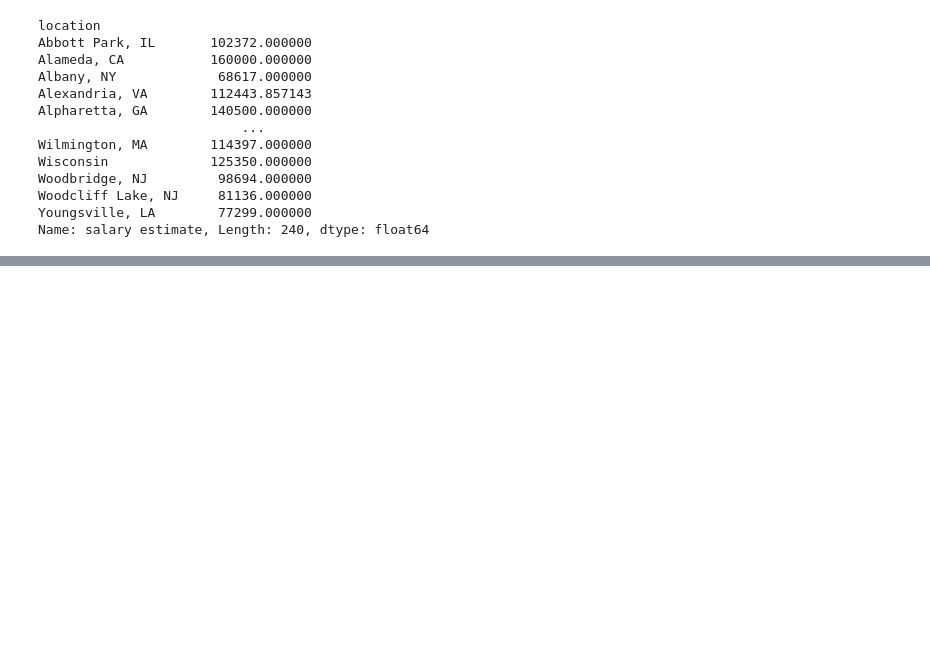
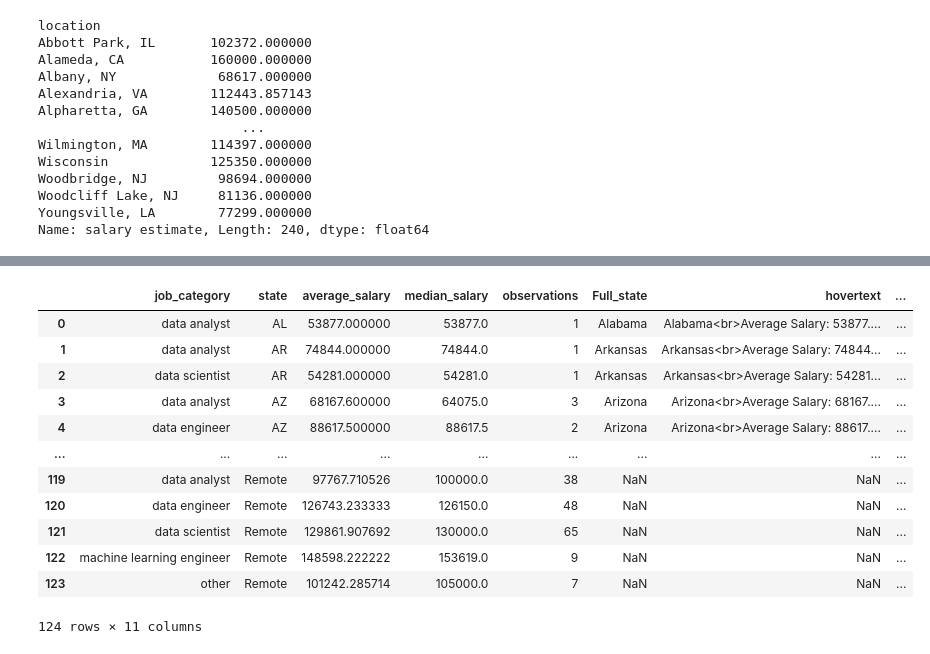
Before and after one commit to a-gantzia/job-postings, a Jupyter notebook: salary_eda.ipynb, the cells around one changed output, grey strips where cells are left out. Drawn from its saved outputs; the diff is of its cells as text; code cells hidden in the pictures; blank space fills up the shorter version.

```diff
--- a/salary_eda.ipynb
+++ b/salary_eda.ipynb
@@ -187,0 +281,16 @@ plt.show()
+# %%
+df
+# %% [output]
+|  | job_category | state | average_salary | median_salary | observations | Full_state | hovertext | ... |
+| 0 | data analyst | AL | 53877.000000 | 53877.0 | 1 | Alabama | Alabama<br>Average Salary: 53877.... | ... |
+| 1 | data analyst | AR | 74844.000000 | 74844.0 | 1 | Arkansas | Arkansas<br>Average Salary: 74844... | ... |
+| 2 | data scientist | AR | 54281.000000 | 54281.0 | 1 | Arkansas | Arkansas<br>Average Salary: 54281... | ... |
+| 3 | data analyst | AZ | 68167.600000 | 64075.0 | 3 | Arizona | Arizona<br>Average Salary: 68167.... | ... |
+| 4 | data engineer | AZ | 88617.500000 | 88617.5 | 2 | Arizona | Arizona<br>Average Salary: 88617.... | ... |
+| ... | ... | ... | ... | ... | ... | ... | ... | ... |
+| 119 | data analyst | Remote | 97767.710526 | 100000.0 | 38 | NaN | NaN | ... |
+| 120 | data engineer | Remote | 126743.233333 | 126150.0 | 48 | NaN | NaN | ... |
+| 121 | data scientist | Remote | 129861.907692 | 130000.0 | 65 | NaN | NaN | ... |
+| 122 | machine learning engineer | Remote | 148598.222222 | 153619.0 | 9 | NaN | NaN | ... |
+| 123 | other | Remote | 101242.285714 | 105000.0 | 7 | NaN | NaN | ... |
+124 rows × 11 columns
```
Also changed, not shown: parts of 24 cells of this notebook, 19 other files.
